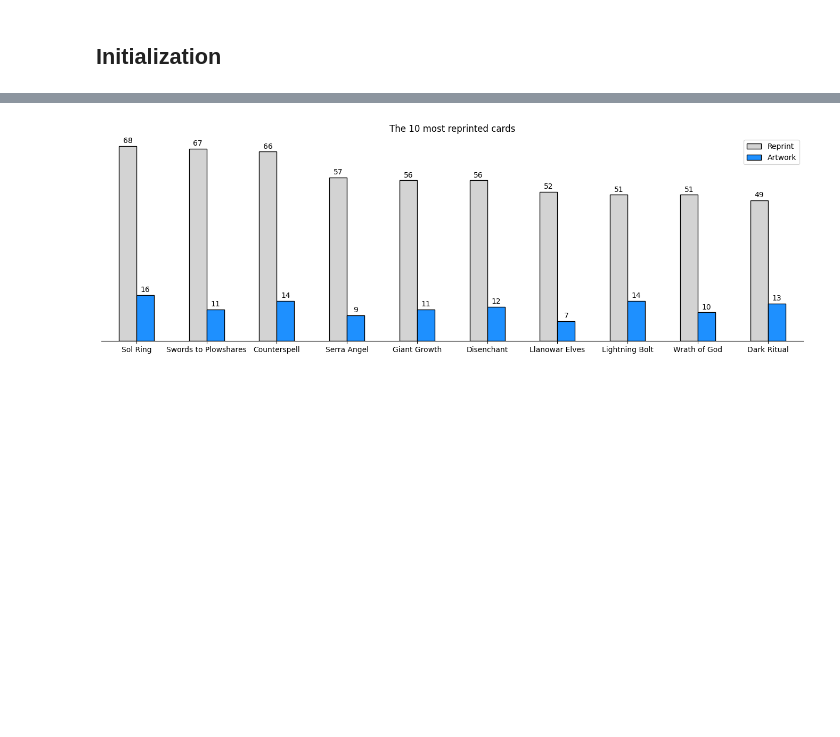
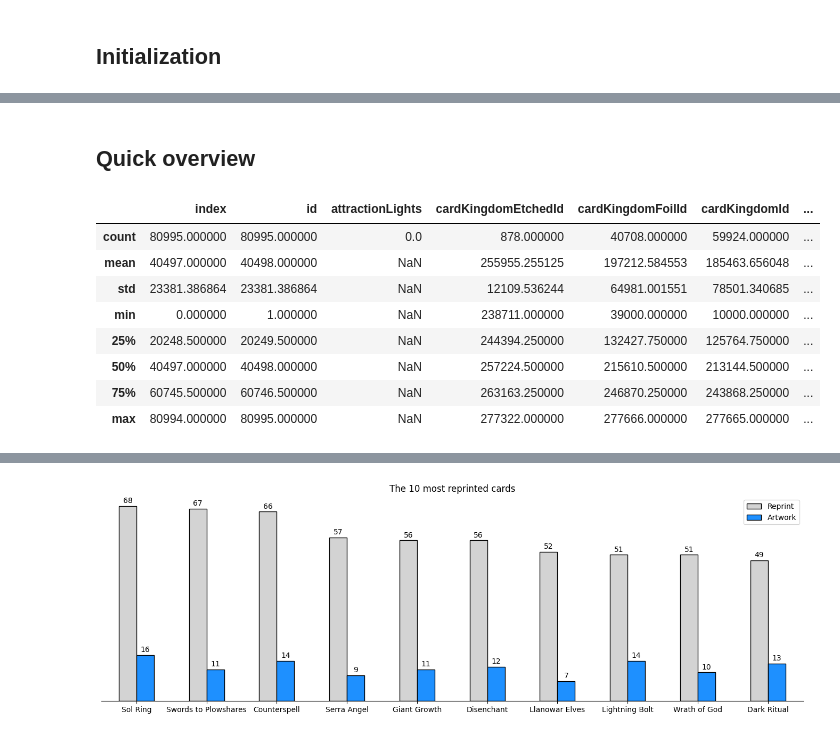
Before and after one commit to Undeadamien/mtg_analyst, a Jupyter notebook: allprints/prints.ipynb, the cells around one changed output, grey strips where cells are left out. Cells and saved outputs as stored; diff of their text form; code cells hidden in the pictures; blank space fills up the shorter version.

```diff
--- a/allprints/prints.ipynb
+++ b/allprints/prints.ipynb
@@ -41,0 +34,14 @@ default_df.head()
+# %% [markdown]
+## Quick overview
+# %%
+default_df.describe()
+# %% [output]
+|  | index | id | attractionLights | cardKingdomEtchedId | cardKingdomFoilId | cardKingdomId | ... |
+| count | 80995.000000 | 80995.000000 | 0.0 | 878.000000 | 40708.000000 | 59924.000000 | ... |
+| mean | 40497.000000 | 40498.000000 | NaN | 255955.255125 | 197212.584553 | 185463.656048 | ... |
+| std | 23381.386864 | 23381.386864 | NaN | 12109.536244 | 64981.001551 | 78501.340685 | ... |
+| min | 0.000000 | 1.000000 | NaN | 238711.000000 | 39000.000000 | 10000.000000 | ... |
+| 25% | 20248.500000 | 20249.500000 | NaN | 244394.250000 | 132427.750000 | 125764.750000 | ... |
+| 50% | 40497.000000 | 40498.000000 | NaN | 257224.500000 | 215610.500000 | 213144.500000 | ... |
+| 75% | 60745.500000 | 60746.500000 | NaN | 263163.250000 | 246870.250000 | 243868.250000 | ... |
+| max | 80994.000000 | 80995.000000 | NaN | 277322.000000 | 277666.000000 | 277665.000000 | ... |
```
Also changed, not shown: parts of 11 cells of this notebook.
